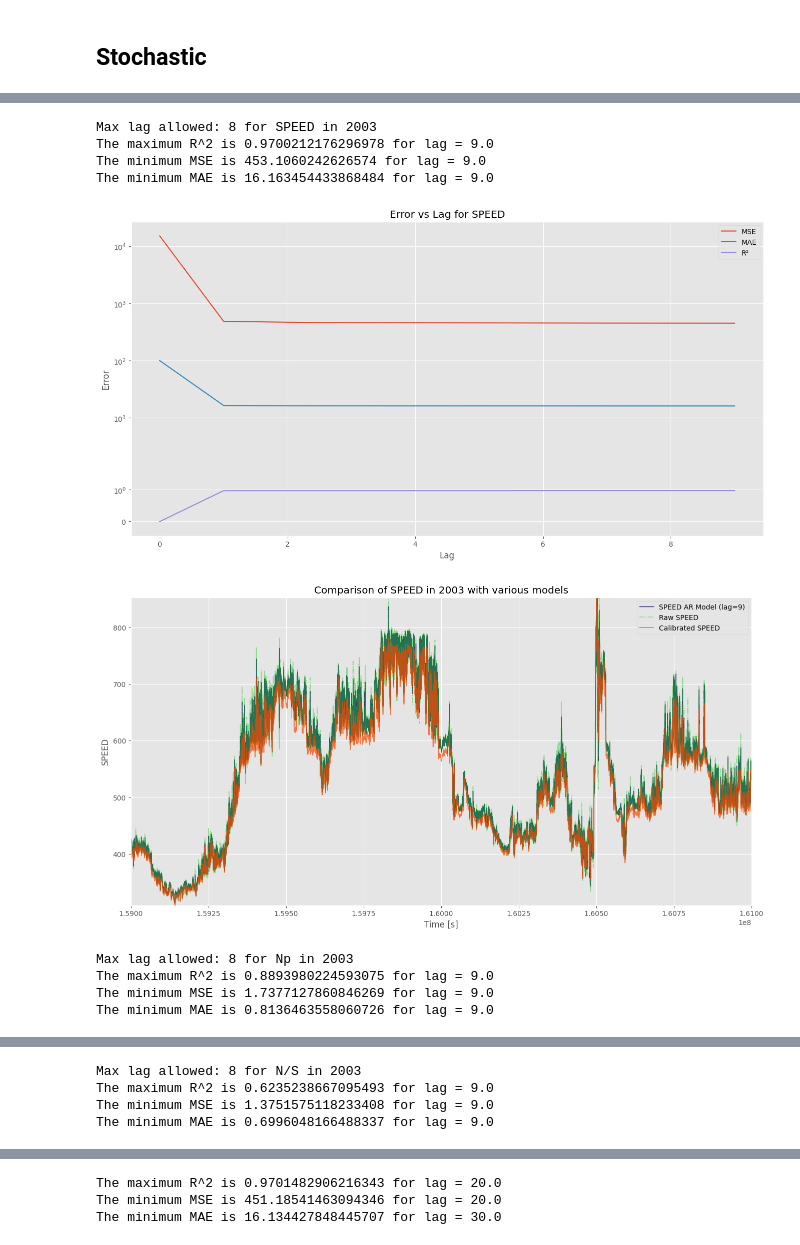
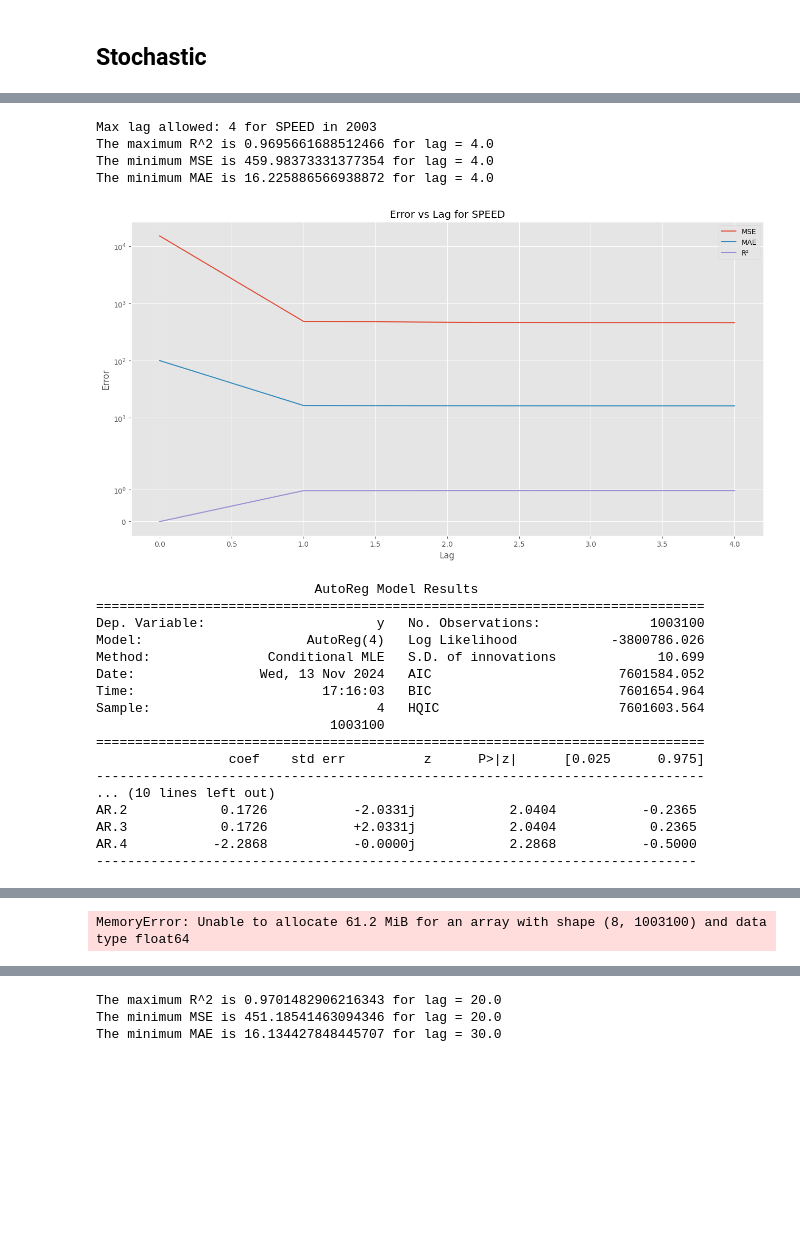
Before and after one commit to S4GC/Energy-and-linear-momentum-change-exerted-by-the-solar-wind-for-applications-in-electric-solar-sails, a Jupyter notebook: Codes/Past/Stochastic Filter.ipynb, the cells around one changed output, grey strips where cells are left out. Cells and saved outputs as stored; diff of their text form; code cells hidden in the pictures; blank space fills up the shorter version.

Commit message:
Seconds in 2000 files

```diff
--- a/Codes/Past/Stochastic Filter.ipynb
+++ b/Codes/Past/Stochastic Filter.ipynb
@@ -303,49 +281,64 @@ def find_max_lag(data, max_memory_gb=1):
     return max_lag
 # %%
 columns = ["SPEED", "Np", "N/S"]
-filters = [autoregressive]#, arma_process, statespace_model, exponential_smoothing]
-filters_names = ["AR"]#, "ARIMA", "Statespace", "Exponential Smoothing"]
-line = ["-"]#, ":", ":", "-"]
-colors = ["midnightblue"]#, "navy", "darkblue", "mediumblue"]
+filters = [autoregressive, arma_process, statespace_model, exponential_smoothing]
+filters_names = ["AR", "ARIMA", "Statespace", "Exponential Smoothing"]
+colors = ["midnightblue", "navy", "darkblue", "mediumblue"]
 
 for year in [2003]:
     for column in columns:
         time = Raw_data[year]["Seconds"]
         data_sheet = np.array(Raw_data[year][column])
 
-        max_lag_allowed = find_max_lag(data_sheet, max_memory_gb=0.0625)
+        max_lag_allowed = find_max_lag(data_sheet, max_memory_gb=0.03125)
         cutoff_frequencies = np.linspace(0, max_lag_allowed, num=max_lag_allowed+1)
         print(f"\nMax lag allowed: {max_lag_allowed} for {column} in {year}")
 
+        Filters = []
+        cut_off = []
 
-
-        for filter_func, filter_name, line_type, color in zip(filters, filters_names, line, colors):
+        for filter_func, filter_name, color in zip(filters, filters_names, colors):
             optimal_mse, optimal_mae, optimal_r2 = find_best_cutoff_frequency(year, column, cutoff_frequencies, filter_func)
 
             optimal_cutoff = min(optimal_mse, optimal_mae, optimal_r2)
             filtered_signal, model = filter_func(data_sheet=np.array(Raw_data[year][column]), lag=int(optimal_cutoff))
+            Filters.append(filtered_signal)
+            cut_off.append(optimal_cutoff)
+            print(model.summary())
 
-
-            plt.figure(figsize=(16, 8))
-            plt.plot(time, filtered_signal, label=f'{column} {filter_name} Model (lag={int(optimal_cutoff)})', color=color, linewidth=1, linestyle=line_type)
-            plt.plot(time, Raw_data[year][column], label=f'Raw {column}', color="limegreen", linewidth=1.2, linestyle="-.", alpha=0.5)
-            plt.plot(Calibrated_data[year]["Seconds"], Calibrated_data[year][column], label=f'Calibrated {column}', color="orangered", linewidth=1.2, alpha=0.7)
-            plt.xlim(1.59e8, 1.61e8)
-            plt.ylim(np.min(Calibrated_data[year][column][(Calibrated_data[year]["Seconds"] > 1.59e8) & (Calibrated_data[year]["Seconds"] < 1.61e8)]),
-                    np.max(Calibrated_data[year][column][(Calibrated_data[year]["Seconds"] > 1.59e8) & (Calibrated_data[year]["Seconds"] < 1.61e8)]))
-            plt.title(f'Comparison of {column} in {year} with various models')
-            plt.xlabel('Time [s]')
-            plt.ylabel(column)
-            plt.legend()
-            plt.show()
+        plt.figure(figsize=(16, 8))
+        plt.plot(time, Raw_data[year][column], label=f'Raw {column}', color="limegreen", linewidth=1.2, linestyle="-.", alpha=0.5)
+        for filtered_signal, optimal_cutoff, filter_name in zip(Filters, cut_off, filters_names):
+            plt.plot(time, filtered_signal, label=f'{column} {filter_name} Model (lag={int(optimal_cutoff)})', color=color, linewidth=1)
+        plt.plot(Calibrated_data[year]["Seconds"], Calibrated_data[year][column], label=f'Calibrated {column}', color="orangered", linewidth=1.2, alpha=0.7)
+        plt.xlim(1.59e8, 1.61e8)
+        plt.ylim(np.min(Calibrated_data[year][column][(Calibrated_data[year]["Seconds"] > 1.59e8) & (Calibrated_data[year]["Seconds"] < 1.61e8)]),
+                np.max(Calibrated_data[year][column][(Calibrated_data[year]["Seconds"] > 1.59e8) & (Calibrated_data[year]["Seconds"] < 1.61e8)]))
+        plt.title(f'Comparison of {column} in {year} with various models')
+        plt.xlabel('Time [s]')
+        plt.ylabel(column)
+        plt.legend()
+        plt.show()
 # %% [output]
-Max lag allowed: 8 for SPEED in 2003
-The maximum R^2 is 0.9700212176296978 for lag = 9.0
-The minimum MSE is 453.1060242626574 for lag = 9.0
-The minimum MAE is 16.163454433868484 for lag = 9.0
+Max lag allowed: 4 for SPEED in 2003
+The maximum R^2 is 0.9695661688512466 for lag = 4.0
+The minimum MSE is 459.98373331377354 for lag = 4.0
+The minimum MAE is 16.225886566938872 for lag = 4.0
-[figure, old version]
+[figure, new version]
-[figure, removed]
-Max lag allowed: 8 for Np in 2003
-The maximum R^2 is 0.8893980224593075 for lag = 9.0
-The minimum MSE is 1.7377127860846269 for lag = 9.0
-The minimum MAE is 0.8136463558060726 for lag = 9.0
+                            AutoReg Model Results
+==============================================================================
+Dep. Variable:                      y   No. Observations:              1003100
+Model:                     AutoReg(4)   Log Likelihood            -3800786.026
+Method:               Conditional MLE   S.D. of innovations             10.699
+Date:                Wed, 13 Nov 2024   AIC                        7601584.052
+Time:                        17:16:03   BIC                        7601654.964
+Sample:                             4   HQIC                       7601603.564
+                              1003100
+==============================================================================
+                 coef    std err          z      P>|z|      [0.025      0.975]
+------------------------------------------------------------------------------
+... (10 lines left out)
+AR.2            0.1726           -2.0331j            2.0404           -0.2365
+AR.3            0.1726           +2.0331j            2.0404            0.2365
+AR.4           -2.2868           -0.0000j            2.2868           -0.5000
+-----------------------------------------------------------------------------
@@ -354,4 +345 @@ The minimum MAE is 0.8136463558060726 for lag = 9.0
-Max lag allowed: 8 for N/S in 2003
-The maximum R^2 is 0.6235238667095493 for lag = 9.0
-The minimum MSE is 1.3751575118233408 for lag = 9.0
-The minimum MAE is 0.6996048166488337 for lag = 9.0
+MemoryError: Unable to allocate 61.2 MiB for an array with shape (8, 1003100) and data type float64
```
Also changed, not shown: parts of 4 cells of this notebook, 4 other files.
